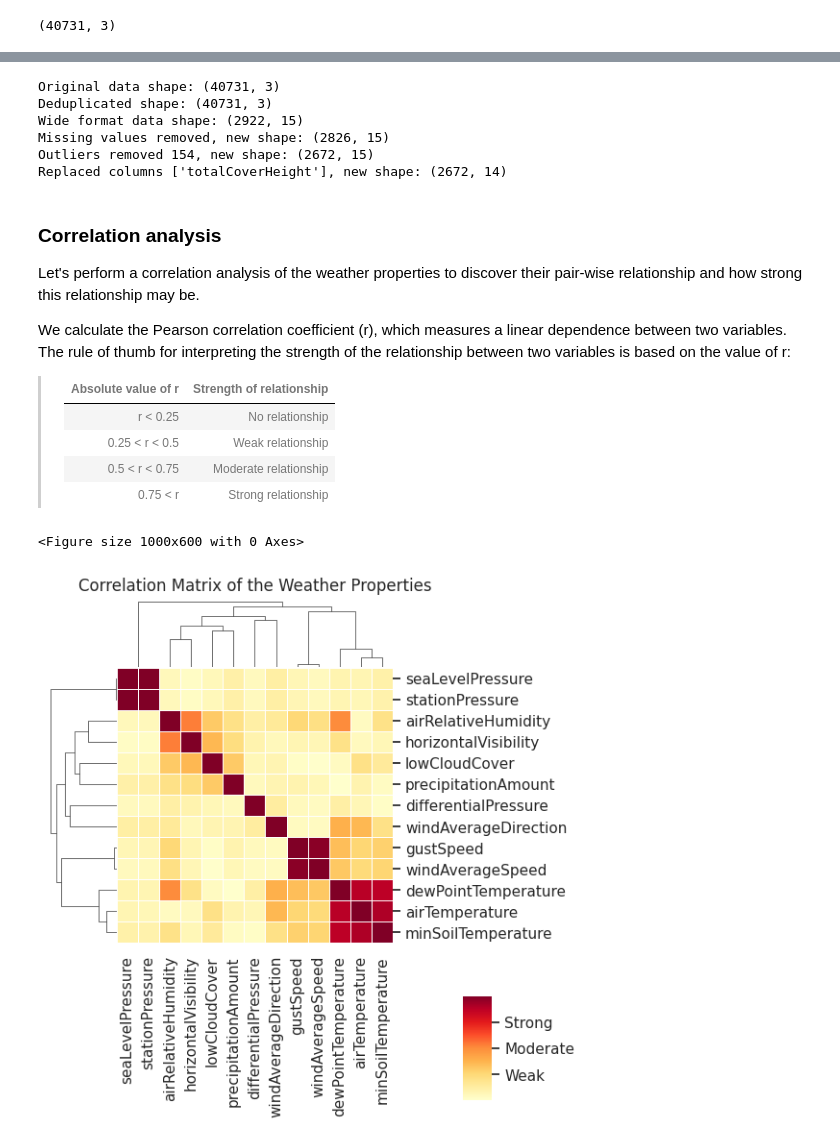
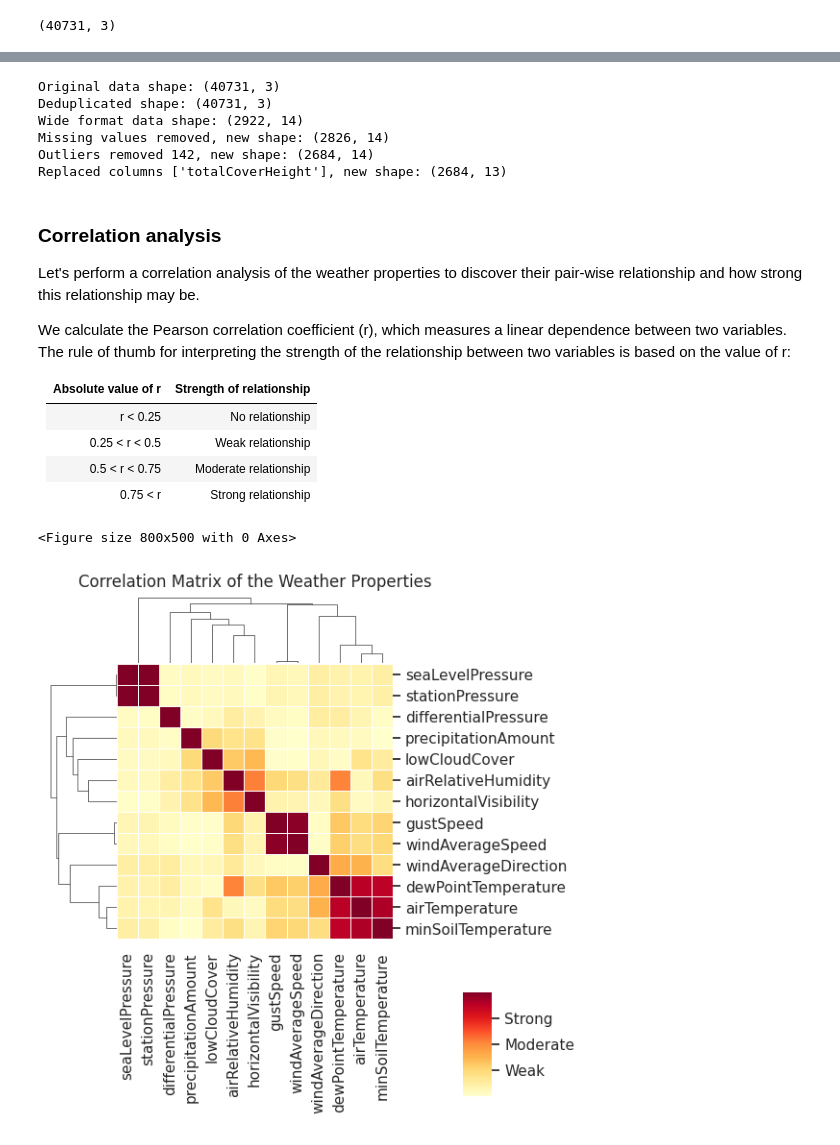
Before and after one commit to Wimmics/kgstat, a Jupyter notebook: KG_and_Regression_Python.ipynb, the cells around one changed output, grey strips where cells are left out. Drawn from its saved outputs; the diff is of its cells as text; code cells hidden in the pictures.

```diff
--- a/KG_and_Regression_Python.ipynb
+++ b/KG_and_Regression_Python.ipynb
@@ -701,7 +664,7 @@ The fourth _Residuals vs Leverage_ plot can help to detect the outliers. Look fo
 import scipy.stats as stats
 
 plt.figure(figsize=(8,5))
-sns.set_theme()
+sns.set_theme(font_scale = 0.8)
 
 # Plot Residuals vs. Fitted
 y_pred = lr.predict(X)
@@ -737,11 +700,6 @@ plt.title('Scale-Location')
 plt.ylabel('sqrt(abs(Residuals))')
 plt.xlabel('Fitted value')
 
-#TODO: figure out how to plot 'Residuals vs. Leverage'
-# bit it is not absolutely nesessary as we don't use this plot
-
 plt.tight_layout()
 plt.show()
-
-#TODO: work on fontsize to make the plots look prettier
 # %% [output]
@@ -831,44 +812,35 @@ We will perform some basic data manipulations like excluding duplicates, outlier
 # %%
+from sklearn.ensemble import IsolationForest
+from sklearn.neighbors import LocalOutlierFactor
+
 drop_duplicates = True
 drop_missing = True
 drop_outliers = True
-replace_outliers = False
 remove_constants = True
 
-print('Original data shape:', weather_data_all.shape)
+print(f'Original data shape: {weather_data_all.shape}')
 
 if drop_duplicates:
   weather_data_all.drop_duplicates(subset=['time', 'prop'], inplace=True)
-  print('Deduplicated shape:', weather_data_all.shape)
+  print(f'Deduplicated shape: {weather_data_all.shape}')
 
 # Convert to wide format
-weather_data_all_wide = weather_data_all.pivot(index='time', columns='prop', values='value' ).reset_index()
+weather_data_all_wide = weather_data_all.pivot(index='time', columns='prop', values='value' )#.reset_index()
 
-print('Wide format data shape:',  weather_data_all_wide.shape)
+print(f'Wide format data shape: {weather_data_all_wide.shape}')
 
 if drop_missing:
   weather_data_all_wide.dropna(inplace=True)
   print(f'Missing values removed, new shape: {weather_data_all_wide.shape}' )
 
-#TODO: possibly improve with scikit-learn or write an explanation of z-score
-#based outlier detection
 if drop_outliers:
-  from scipy import stats
-  cols = list(weather_data_all_wide.drop(columns='time').columns)
-  # Calculate z-score
-  z_scores = np.abs(stats.zscore(weather_data_all_wide[cols]))
-  # Remove rows with z-score > 3 (0.3%)
-  outlier_mask = np.any(z_scores > 3, axis=1)
-  # Save outliers rows for analysis
-  weather_data_outliers = weather_data_all_wide[outlier_mask]
-  weather_data_all_wide.drop(axis=0, index=weather_data_outliers.index, inplace=True)
-  print(f'Outliers removed {outlier_mask.sum()}, new shape: {weather_data_all_wide.shape}' )
+    # Predict outliers
+    outlier_preds = IsolationForest(contamination=0.05, random_state=42)\
+                    .fit_predict(weather_data_all_wide)
 
-if replace_outliers:
-  from scipy import stats
-  cols = list(weather_data_all_wide.drop(columns='time').columns)
-  z_scores = np.abs(stats.zscore(weather_data_all_wide[cols]))
-  #finish
+    mult_outliers = weather_data_all_wide.loc[outlier_preds == -1]
+    weather_data_all_wide.drop(axis=0, index=mult_outliers.index, inplace=True)
+    print(f'Outliers removed {mult_outliers.shape[0]}, new shape: {weather_data_all_wide.shape}' )
 
 if remove_constants:
   descr = weather_data_all_wide.describe().transpose()
@@ -878,47 +850,47 @@ if remove_constants:
 # %% [output]
 Original data shape: (40731, 3)
 Deduplicated shape: (40731, 3)
-Wide format data shape: (2922, 15)
-Missing values removed, new shape: (2826, 15)
-Outliers removed 154, new shape: (2672, 15)
-Replaced columns ['totalCoverHeight'], new shape: (2672, 14)
+Wide format data shape: (2922, 14)
+Missing values removed, new shape: (2826, 14)
+Outliers removed 142, new shape: (2684, 14)
+Replaced columns ['totalCoverHeight'], new shape: (2684, 13)
 # %% [markdown]
 ### Correlation analysis
 Let's perform a correlation analysis of the weather properties to discover their pair-wise relationship and how strong this relationship may be.
 
 We calculate the Pearson correlation coefficient (r), which measures a linear dependence between two variables. The rule of thumb for interpreting the strength of the relationship between two variables is based on the value of r:
 
-> | Absolute value of r | Strength of relationship |
-> | :----:              | :----                    |
-> |        r < 0.25     | No relationship          |
-> | 0.25 < r < 0.5      | Weak relationship        |
-> | 0.5  < r < 0.75     | Moderate relationship    |
-> | 0.75 < r            | Strong relationship      |
+| Absolute value of r | Strength of relationship |
+| :----:              | :----                    |
+|        r < 0.25     | No relationship          |
+| 0.25 < r < 0.5      | Weak relationship        |
+| 0.5  < r < 0.75     | Moderate relationship    |
+| 0.75 < r            | Strong relationship      |
 # %%
 # Correlation is easy to calculate using pandas method
 r = weather_data_all_wide.corr(method='pearson', numeric_only=True)
 # %%
-plt.figure(figsize=(10, 6))
+plt.figure(figsize=(8, 5))
 sns.set_theme()
 
 r_labels = ['No relationship', 'Weak', 'Moderate', 'Strong']
 r_levels = [0.0, 0.25, 0.5, 0.75]
 
 cm = sns.clustermap(np.abs(r), annot=False, cmap='YlOrRd', fmt=".2f",
                linewidths=0.5, figsize=(6,6),
                cbar_pos=(0.75, 0.1, 0.05, 0.18),
                cbar_kws={'ticks': r_levels} )
 
 #cm.cax.set_visible(False)
 cm.ax_heatmap.set_xlabel('')
 cm.ax_heatmap.set_ylabel('')
 cm.ax_heatmap.set_title('Correlation Matrix of the Weather Properties', y=1.25)
 cm.ax_cbar.set_yticklabels(labels=r_labels)
 
 plt.show()
 # %% [output]
-<Figure size 1000x600 with 0 Axes>
+<Figure size 800x500 with 0 Axes>
-[figure, old version]
+[figure, new version]
 # %% [markdown]
 OBSERVATIONS AND CONCLUSIONS
 
```
Also changed, not shown: parts of 64 cells of this notebook.
